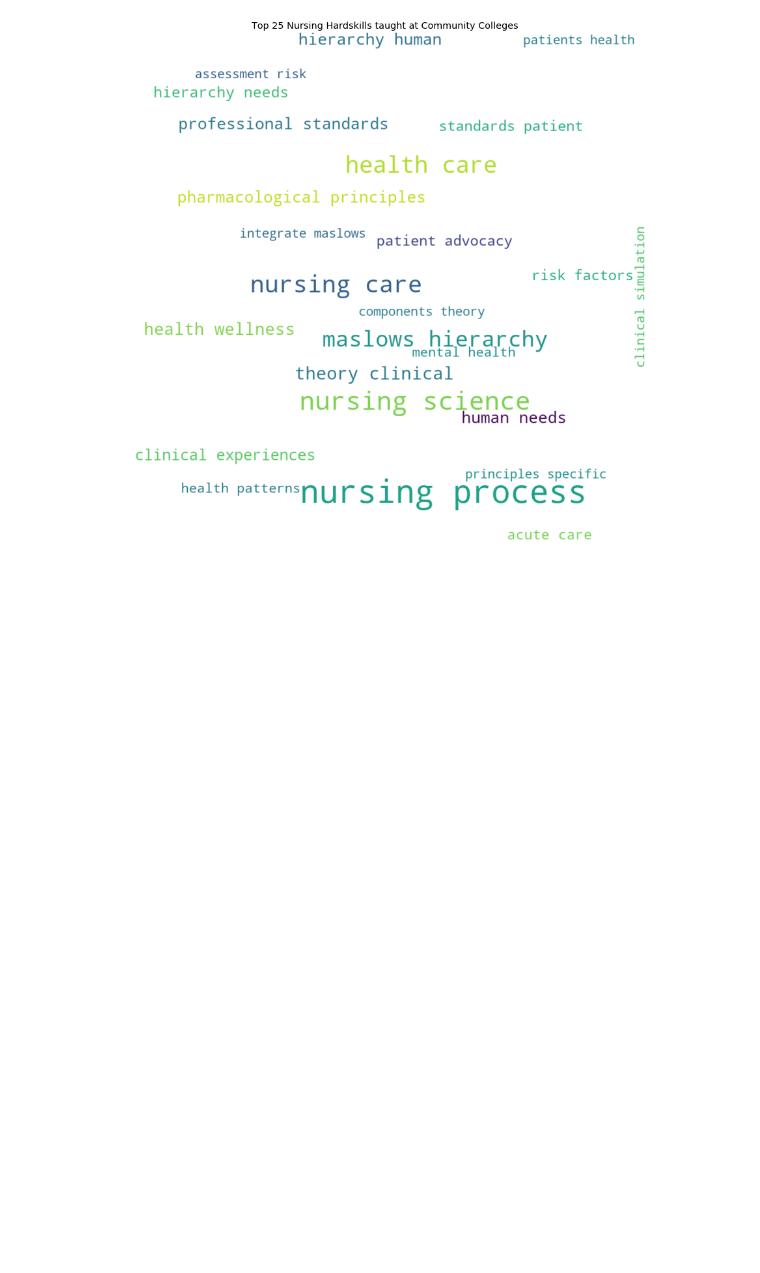
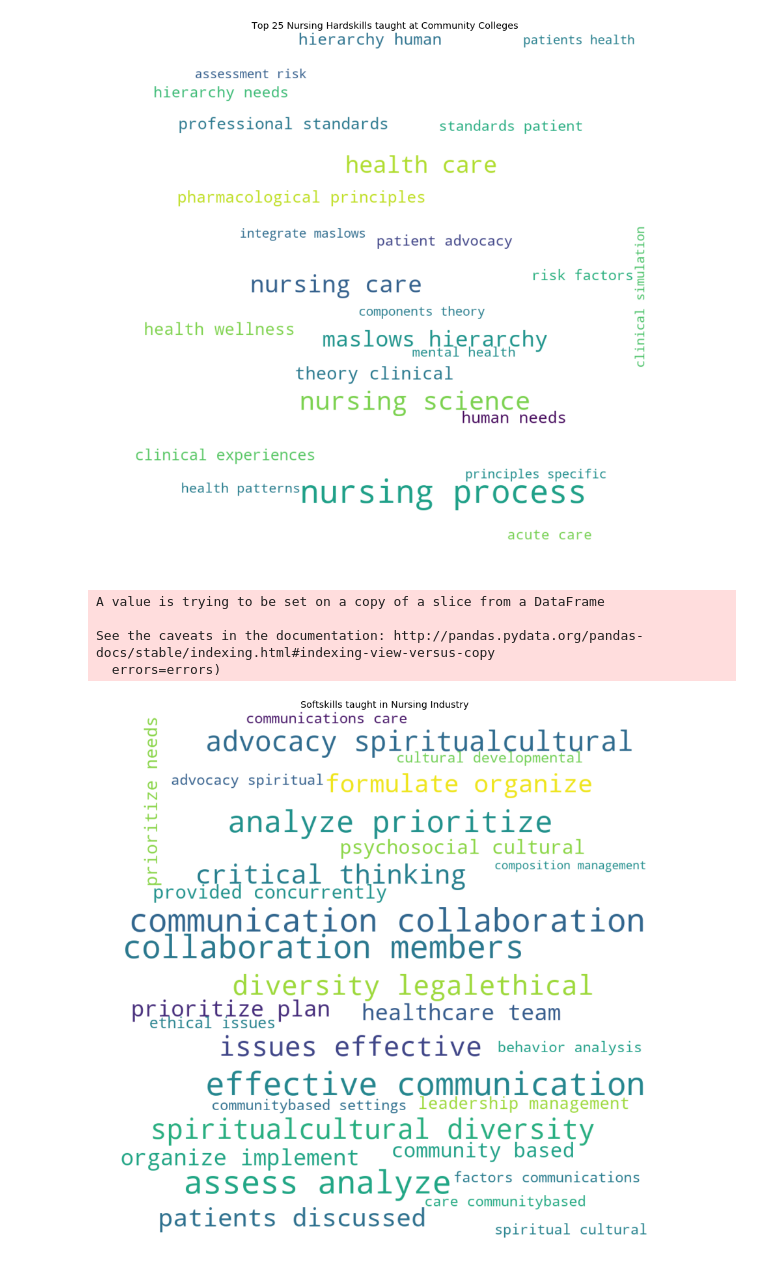
Before and after one commit to CityOfLosAngeles/Data-Angels, a Jupyter notebook: Fall 2018 Projects/Supply_and_Demand_of_Jobs/Code/Nursing_course_wordcloud.ipynb, the cells around one changed output. Cells and saved outputs as stored; diff of their text form; code cells hidden in the pictures; blank space fills up the shorter version.

Commit message:
Adding soft skills taught in community colleges

```diff
--- a/Fall 2018 Projects/Supply_and_Demand_of_Jobs/Code/Nursing_course_wordcloud.ipynb
+++ b/Fall 2018 Projects/Supply_and_Demand_of_Jobs/Code/Nursing_course_wordcloud.ipynb
@@ -146,3 +146,31 @@ plt.savefig('Nursing_hardskills_top_25_supply_side.png', bbox_inches='tight')
 #wordCloud.to_file("Hardskills_frequent_words.png")
 # %% [output]
 [figure]
+# %%
+df_softskills = df_bigrams[df_bigrams['Label']=='Soft skill']
+# %%
+df_softskills.reset_index(inplace=True)
+df_softskills.drop(df_softskills.columns[0],axis=1,inplace=True)
+df_softskills.drop(df_softskills.columns[2],axis=1,inplace=True)
+# %% [output]
+A value is trying to be set on a copy of a slice from a DataFrame
+
+See the caveats in the documentation: http://pandas.pydata.org/pandas-docs/stable/indexing.html#indexing-view-versus-copy
+  errors=errors)
+# %%
+word_dict={}
+word_dict=pd.Series(df_softskills.Frequency.values,index=df_softskills.Bigram).to_dict()
+# %%
+wordCloud = WordCloud(max_font_size=60,
+                      background_color='white',
+                      width = 1000,
+                      height = 1000)
+
+wordCloud.generate_from_frequencies(word_dict)
+plt.figure( figsize=(30,15) )
+plt.imshow(wordCloud, interpolation = 'bilinear')
+plt.axis('off')
+plt.title('Softskills taught in Nursing Industry')
+plt.savefig('Nursing_course_softskills_frequent_words.png', bbox_inches='tight')
+# %% [output]
+[figure, added]
```
Also changed, not shown: parts of 6 cells of this notebook, 3 other files.
